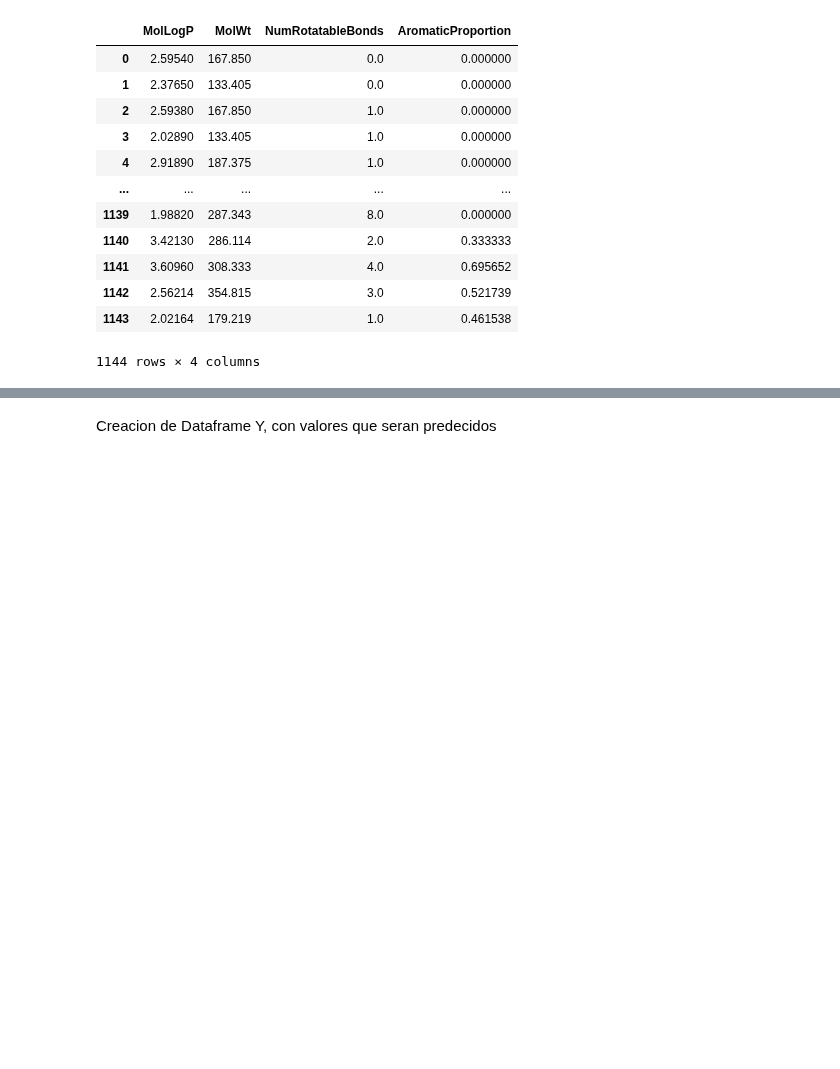
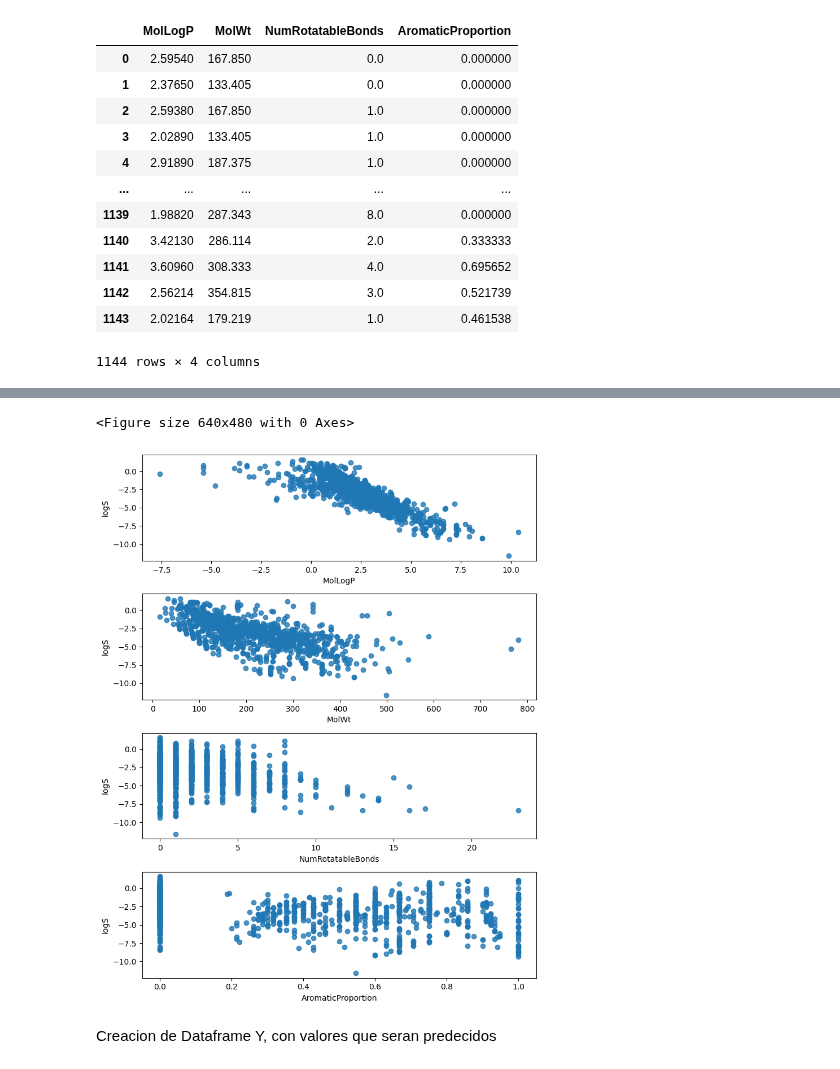
Before and after one commit to mteoraso/ML_Practice, a Jupyter notebook: practica_modelos_ml_solubilidad_moleculas.ipynb, the cells around one changed output, grey strips where cells are left out. Cells and saved outputs as stored; diff of their text form; code cells hidden in the pictures; blank space fills up the shorter version.

```diff
--- a/practica_modelos_ml_solubilidad_moleculas.ipynb
+++ b/practica_modelos_ml_solubilidad_moleculas.ipynb
@@ -92,3 +102,31 @@ X
+# %%
+# Analisis de relaciones entre caracteristicas
+
+fig = plt.figure()
+fig = plt.figure(figsize=(8, 10))
+ax = fig.subplots(4)
+
+ax[0].scatter(x=df["MolLogP"], y=df["logS"], alpha= 0.8)
+ax[0].set_xlabel('MolLogP')
+ax[0].set_ylabel('logS')
+
+ax[1].scatter(x=df["MolWt"], y=df["logS"], alpha= 0.8)
+ax[1].set_xlabel('MolWt')
+ax[1].set_ylabel('logS')
+
+ax[2].scatter(x=df["NumRotatableBonds"], y=df["logS"], alpha= 0.8)
+ax[2].set_xlabel('NumRotatableBonds')
+ax[2].set_ylabel('logS')
+
+ax[3].scatter(x=df["AromaticProportion"], y=df["logS"], alpha= 0.8)
+ax[3].set_xlabel('AromaticProportion')
+ax[3].set_ylabel('logS')
+
+fig.tight_layout()
+plt.show()
+# %% [output]
+<Figure size 640x480 with 0 Axes>
+[figure, added]
 # %% [markdown]
 Creacion de Dataframe Y, con valores que seran predecidos
 # %%
```
Also changed, not shown: parts of 4 cells of this notebook.
